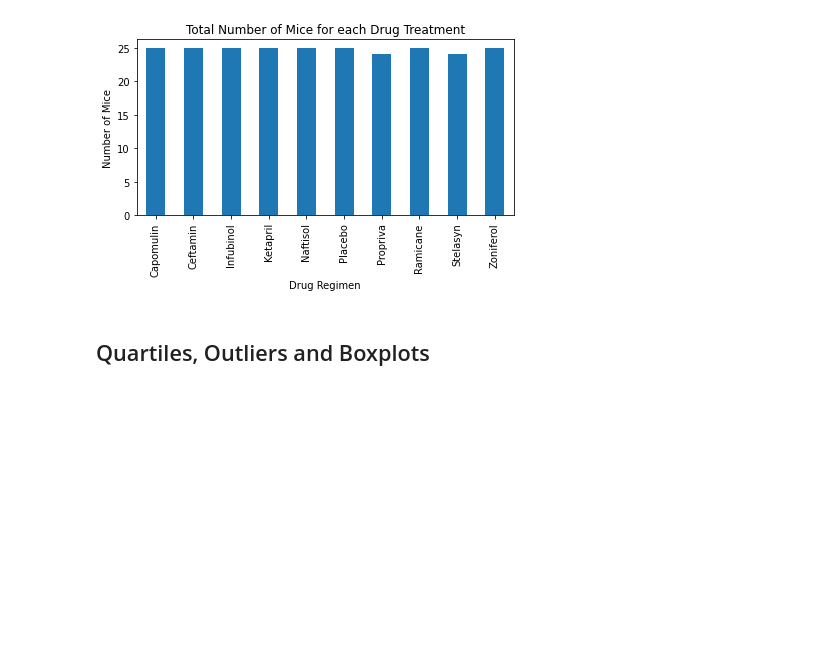
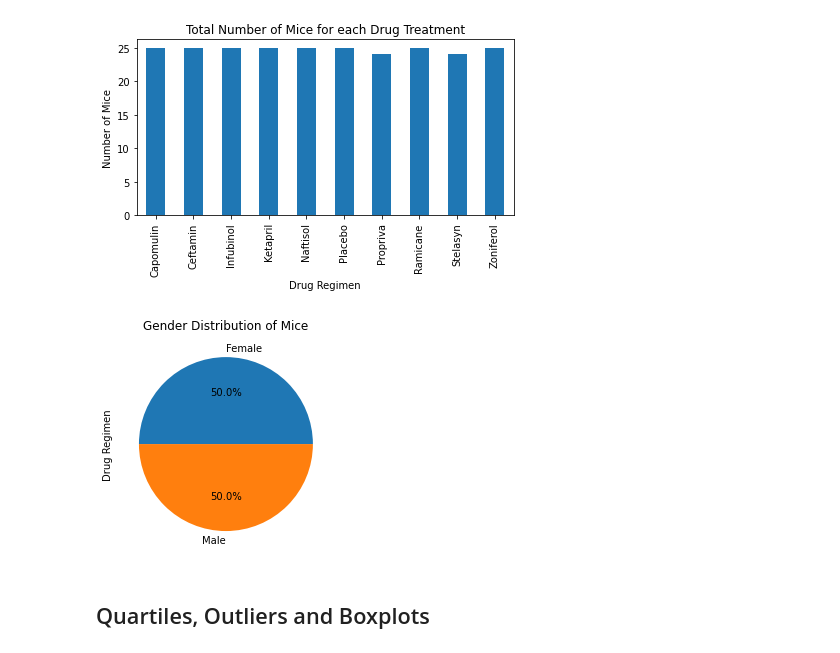
Before and after one commit to jeremychiaa/matplotlib-challenge, a Jupyter notebook: pymaceuticals_starter.ipynb, the cells around one changed output. Saved outputs shown, nothing was run; the diff lists cells and outputs as text; code cells hidden in the pictures; blank space fills up the shorter version.

Commit message:
gender distribution pie chart pandas

```diff
--- a/pymaceuticals_starter.ipynb
+++ b/pymaceuticals_starter.ipynb
@@ -179,3 +177,17 @@ plt.bar(x_axis, total_mice, color="b", align="center")
+# %%
+# Generate a pie plot showing the distribution of female versus male mice using pandas
+# Group data by gender
+gender_grouped = combined_data.groupby(["Sex"])
+
+# Find gender distribution
+gender_distribution = gender_grouped["Drug Regimen"].nunique()
+
+# Plot pie chart based on data
+mice_gender_chart_pd = gender_distribution.plot(kind="pie", title="Gender Distribution of Mice", autopct="%1.1f%%")
+
+plt.show()
+# %% [output]
+[figure, added]
 # %%
 # Generate a pie plot showing the distribution of female versus male mice using pyplot
 # %% [markdown]
```
Also changed, not shown: parts of 1 cell of this notebook.
